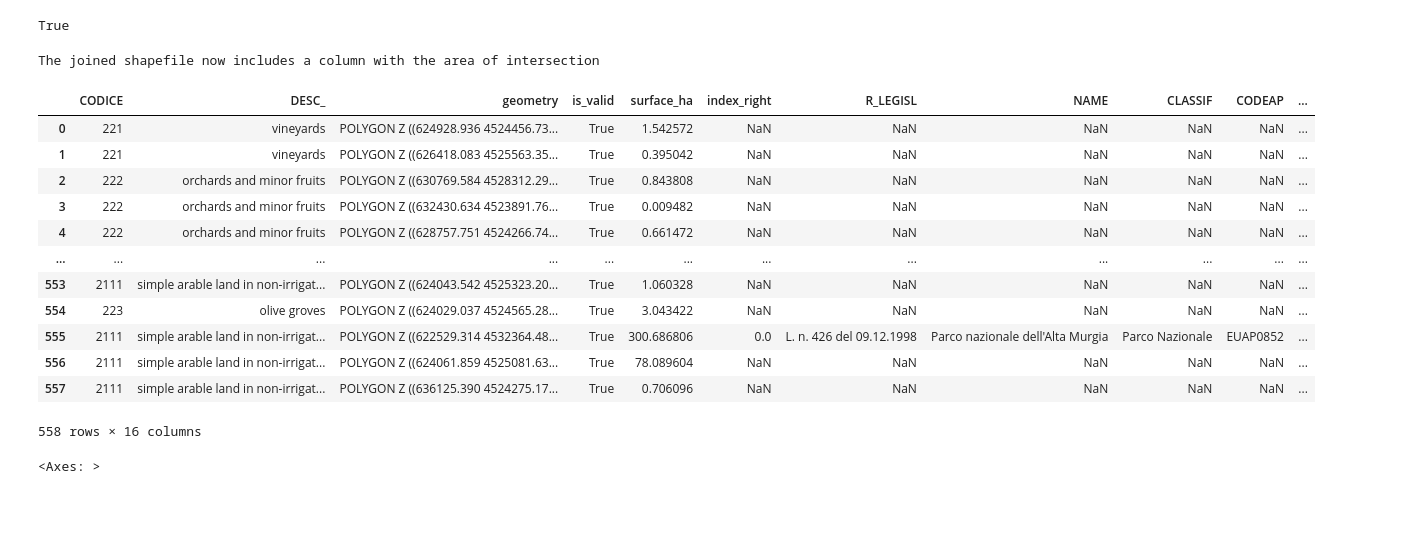
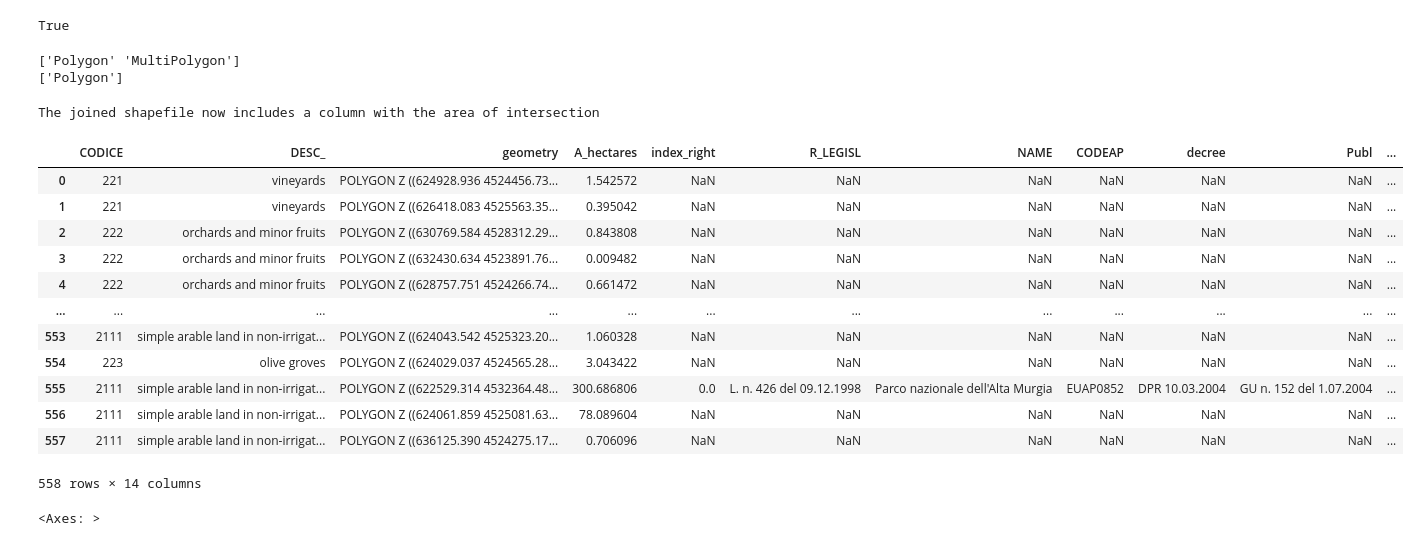
Before and after one commit to Mavisan6/Assignment, a Jupyter notebook: ScriptP1.ipynb, the cells around one changed output. Cells and saved outputs as stored; diff of their text form; code cells hidden in the pictures; blank space fills up the shorter version.

```diff
--- a/ScriptP1.ipynb
+++ b/ScriptP1.ipynb
@@ -246,5 +222,6 @@ print("The column titles of the clipped_PAs shapefile have been successfully tra
 # %% [output]
 The column titles of the clipped_PAs shapefile have been successfully translated from Italian to English and saved as 'translated_PAs.shp'.
 # %%
+clipped_PAs = gpd.read_file('Data_files/translated_PAs.shp')
 clipped_PAs.columns
 # %% [output]
@@ -263,36 +240,47 @@ clipped_PAs.plot()
 print(gdf.crs == clipped_PAs.crs)
 # %% [output]
 True
-# %%
-# Perform the spatial join
-join = gpd.sjoin(gdf, clipped_PAs, how='left', predicate='intersects')
-
-# Calculate the area of intersection for each row
-join['intersection_ha'] = join['geometry'].area /10**4
-
-# Save the resulting shapefile with the new column
-join.to_file('Data_files/joined_with_area.shp')
-
-# Print a success message
-print("The joined shapefile now includes a column with the area of intersection")
-# %% [output]
-The joined shapefile now includes a column with the area of intersection
-# %%
-join
-# %% [output]
-|  | CODICE | DESC_ | geometry | is_valid | surface_ha | index_right | R_LEGISL | NAME | CLASSIF | CODEAP | ... |
-| 0 | 221 | vineyards | POLYGON Z ((624928.936 4524456.73... | True | 1.542572 | NaN | NaN | NaN | NaN | NaN | ... |
-| 1 | 221 | vineyards | POLYGON Z ((626418.083 4525563.35... | True | 0.395042 | NaN | NaN | NaN | NaN | NaN | ... |
-| 2 | 222 | orchards and minor fruits | POLYGON Z ((630769.584 4528312.29... | True | 0.843808 | NaN | NaN | NaN | NaN | NaN | ... |
-| 3 | 222 | orchards and minor fruits | POLYGON Z ((632430.634 4523891.76... | True | 0.009482 | NaN | NaN | NaN | NaN | NaN | ... |
-| 4 | 222 | orchards and minor fruits | POLYGON Z ((628757.751 4524266.74... | True | 0.661472 | NaN | NaN | NaN | NaN | NaN | ... |
-| ... | ... | ... | ... | ... | ... | ... | ... | ... | ... | ... | ... |
-| 553 | 2111 | simple arable land in non-irrigat... | POLYGON Z ((624043.542 4525323.20... | True | 1.060328 | NaN | NaN | NaN | NaN | NaN | ... |
-| 554 | 223 | olive groves | POLYGON Z ((624029.037 4524565.28... | True | 3.043422 | NaN | NaN | NaN | NaN | NaN | ... |
-| 555 | 2111 | simple arable land in non-irrigat... | POLYGON Z ((622529.314 4532364.48... | True | 300.686806 | 0.0 | L. n. 426 del 09.12.1998 | Parco nazionale dell'Alta Murgia | Parco Nazionale | EUAP0852 | ... |
-| 556 | 2111 | simple arable land in non-irrigat... | POLYGON Z ((624061.859 4525081.63... | True | 78.089604 | NaN | NaN | NaN | NaN | NaN | ... |
-| 557 | 2111 | simple arable land in non-irrigat... | POLYGON Z ((636125.390 4524275.17... | True | 0.706096 | NaN | NaN | NaN | NaN | NaN | ... |
-558 rows × 16 columns
+# %%
+print(gdf.geom_type.unique())
+print(clipped_PAs.geom_type.unique())
+# %% [output]
+['Polygon' 'MultiPolygon']
+['Polygon']
+# %%
+gdf = gdf.reset_index(drop=True)
+clipped_PAs = clipped_PAs.reset_index(drop=True)
+# %%
+from shapely.ops import unary_union
+# Convert all geometries in clipped_PAs to a single multipolygon
+clipped_PAs['geometry'] = [unary_union(clipped_PAs['geometry'])]
+# %%
+# Perform the spatial join
+join = gpd.sjoin(gdf, clipped_PAs, how='left', predicate='intersects')
+
+# Calculate the area of intersection for each row
+join['int_ha'] = join.geometry.intersection(clipped_PAs.geometry[0]).area / 10**4
+
+# Save the resulting shapefile with the new column
+join.to_file('Data_files/joined_with_area.shp')
+
+# Print a success message
+print("The joined shapefile now includes a column with the area of intersection")
+join
+# %% [output]
+The joined shapefile now includes a column with the area of intersection
+|  | CODICE | DESC_ | geometry | A_hectares | index_right | R_LEGISL | NAME | CODEAP | decree | Publ | ... |
+| 0 | 221 | vineyards | POLYGON Z ((624928.936 4524456.73... | 1.542572 | NaN | NaN | NaN | NaN | NaN | NaN | ... |
+| 1 | 221 | vineyards | POLYGON Z ((626418.083 4525563.35... | 0.395042 | NaN | NaN | NaN | NaN | NaN | NaN | ... |
+| 2 | 222 | orchards and minor fruits | POLYGON Z ((630769.584 4528312.29... | 0.843808 | NaN | NaN | NaN | NaN | NaN | NaN | ... |
+| 3 | 222 | orchards and minor fruits | POLYGON Z ((632430.634 4523891.76... | 0.009482 | NaN | NaN | NaN | NaN | NaN | NaN | ... |
+| 4 | 222 | orchards and minor fruits | POLYGON Z ((628757.751 4524266.74... | 0.661472 | NaN | NaN | NaN | NaN | NaN | NaN | ... |
+| ... | ... | ... | ... | ... | ... | ... | ... | ... | ... | ... | ... |
+| 553 | 2111 | simple arable land in non-irrigat... | POLYGON Z ((624043.542 4525323.20... | 1.060328 | NaN | NaN | NaN | NaN | NaN | NaN | ... |
+| 554 | 223 | olive groves | POLYGON Z ((624029.037 4524565.28... | 3.043422 | NaN | NaN | NaN | NaN | NaN | NaN | ... |
+| 555 | 2111 | simple arable land in non-irrigat... | POLYGON Z ((622529.314 4532364.48... | 300.686806 | 0.0 | L. n. 426 del 09.12.1998 | Parco nazionale dell'Alta Murgia | EUAP0852 | DPR 10.03.2004 | GU n. 152 del 1.07.2004 | ... |
+| 556 | 2111 | simple arable land in non-irrigat... | POLYGON Z ((624061.859 4525081.63... | 78.089604 | NaN | NaN | NaN | NaN | NaN | NaN | ... |
+| 557 | 2111 | simple arable land in non-irrigat... | POLYGON Z ((636125.390 4524275.17... | 0.706096 | NaN | NaN | NaN | NaN | NaN | NaN | ... |
+558 rows × 14 columns
 # %%
 # Rename columns to ensure they are no longer than 10 characters
 #shortened_columns = {col: col[:10] for col in join.columns if len(col) > 10}
```
Also changed, not shown: parts of 12 cells of this notebook.
